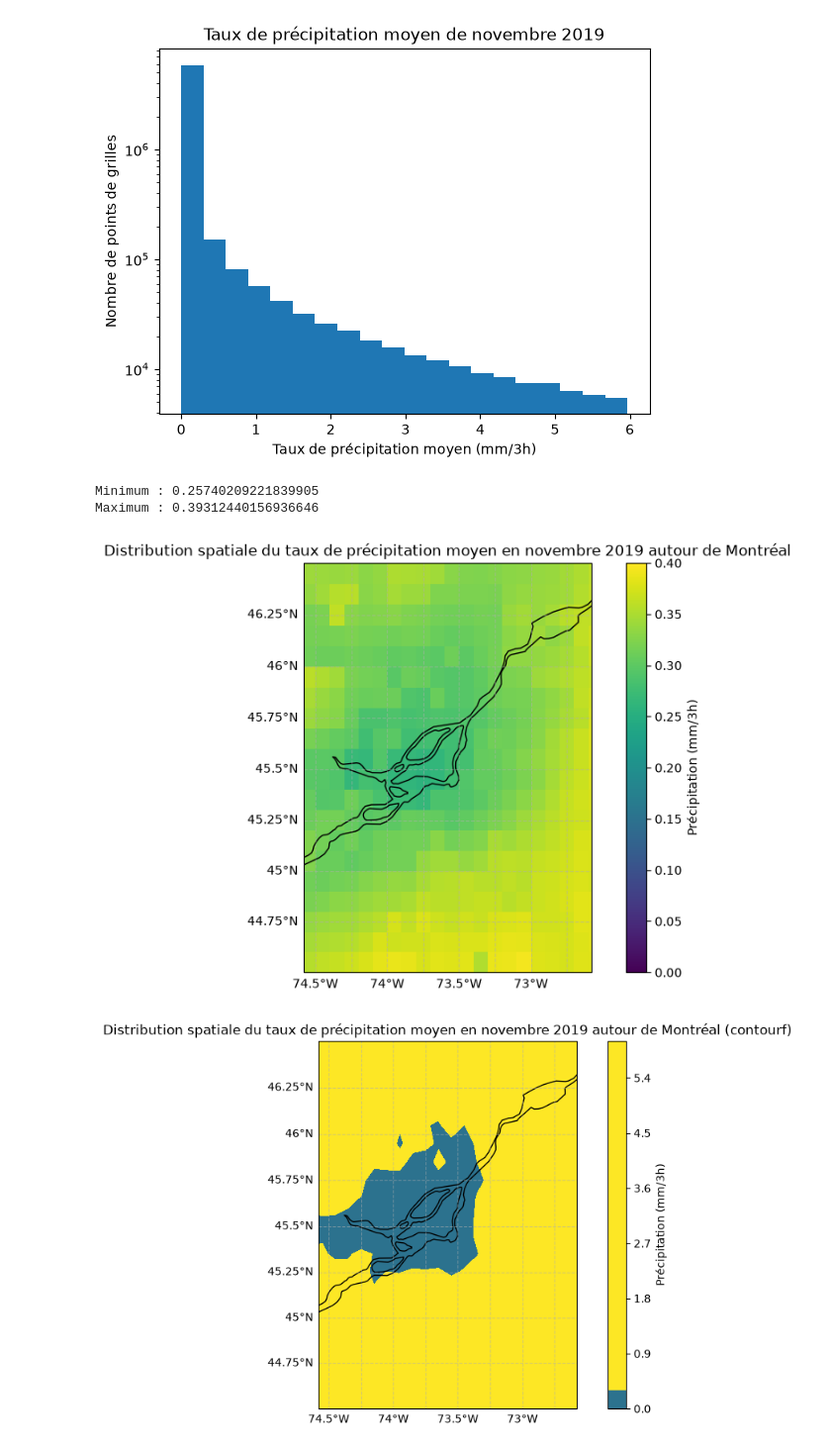
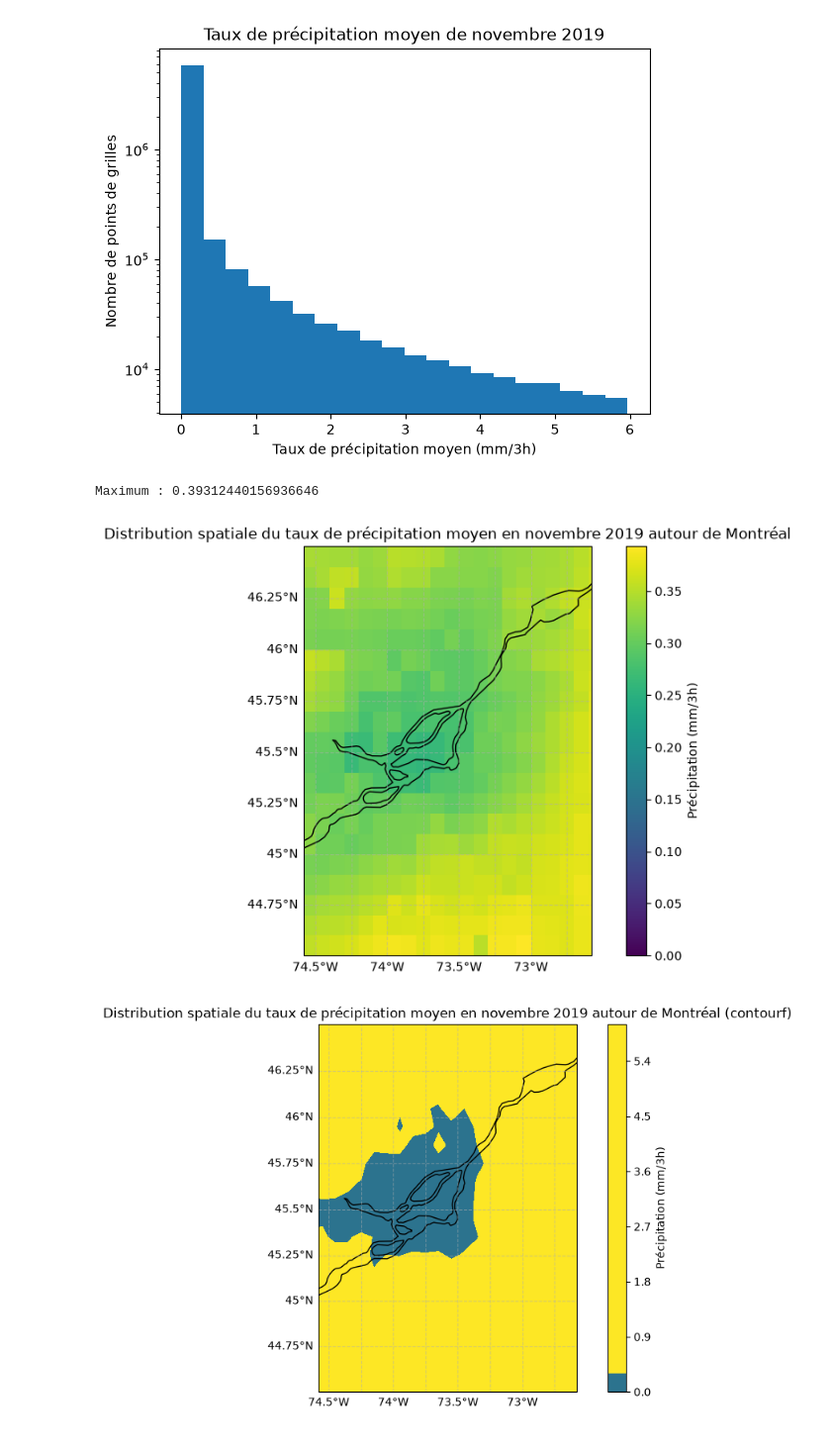
Before and after one commit to lucileleliboux/labo3, a Jupyter notebook: Experience1.ipynb, the cells around one changed output. Shown at 99% size. Saved outputs shown, nothing was run; the diff lists cells and outputs as text; code cells hidden in the pictures.

```diff
--- a/Experience1.ipynb
+++ b/Experience1.ipynb
@@ -14,7 +14,7 @@ import datetime
 import cartopy.crs as ccrs
 # %%
 # Ouvrir le fichier
-ds = xr.open_dataset("C:/Users/lucil/OneDrive/Documents/Automne 2026/SCA5460 - Laboratoire III/Experience1/imerg_pr_201911_3h.nc4")
+ds = ds = xr.open_dataset("C:/Users/lucil/OneDrive/Documents/Automne 2026/SCA5460 - Laboratoire III/Experience1/imerg_pr_201911_3h.nc4")
 # %%
 # Afficher un résumé du contenu (dimensions, coordonnées, variables, attributs)
 ds
@@ -1080,7 +1067,7 @@ plt.show()
 # %% [output]
 [figure]
 # %%
-#5) avant de tracer, on sort les valeurs max et min dans notre intervalle de latitudes et longitudes, pour avoir une échelle de couleur plus représentative
+#5) avant de tracer, on sort les valeurs max dans notre intervalle de latitudes et longitudes, pour avoir une échelle de couleur plus représentative
 
 moyenne_nov = ds.precipitationCal.mean(dim="time")
 
@@ -1090,10 +1077,8 @@ zone = moyenne_nov.sel(
 
 )
 
-print("Minimum :", zone.min().item())
 print("Maximum :", zone.max().item())
 # %% [output]
-Minimum : 0.25740209221839905
 Maximum : 0.39312440156936646
 # %%
 #5) Distribution spatiale du taux de précipitation moyen en nov
@@ -1110,35 +1095,35 @@ im = ax.pcolormesh(
     ds.precipitationCal.mean(dim="time"), #moyenne de toutes les valeurs selon la dimension du temps. conserve lat et lon
     transform=ccrs.PlateCarree(),  #conversion du système de coordonnées lon/lat à la projection Mercator
     vmin = 0,
-    vmax = 0.4  #valeur choisies en fonction de la cellule préceédente :  max de taux de précip dans notre interval spatial
+    vmax = zone.max().item()
 )
 
 #j'ajoute des limites de longitudes [x1, x2, y1, y2] et latitudes voulues, autour de Montréal
 #Montréal est enviorn située à [73.58 O ; 45.50 N]
 ax.set_extent([-72.58, -74.58, 44.5, 46.5], crs=ccrs.PlateCarree()) #outil trouvé avce IA
 
 #ajoute les délimitations des côtes et continents
 ax.coastlines()
 
 #ajoute le quadrillage des longitudes et latitudes
 gl = ax.gridlines(
     draw_labels=True,
     linestyle="--",
     alpha=0.5
 )
 
 #pour avoir des coordonnées seulement sur les axes x et y respectivement.
 gl.top_labels = False
 gl.right_labels = False
 
 plt.title("Distribution spatiale du taux de précipitation moyen en novembre 2019 autour de Montréal")
 plt.colorbar(im, label="Précipitation (mm/3h)")
 
 plt.savefig("QuestionB5.png", bbox_inches="tight")
 
 plt.show()
 # %% [output]
-[figure, old version]
+[figure, new version]
 # %%
 #6) Distribution spatiale du taux de précipitation moyen en novembre, avec contourf
 
```
Also changed, not shown: parts of 7 cells of this notebook.
